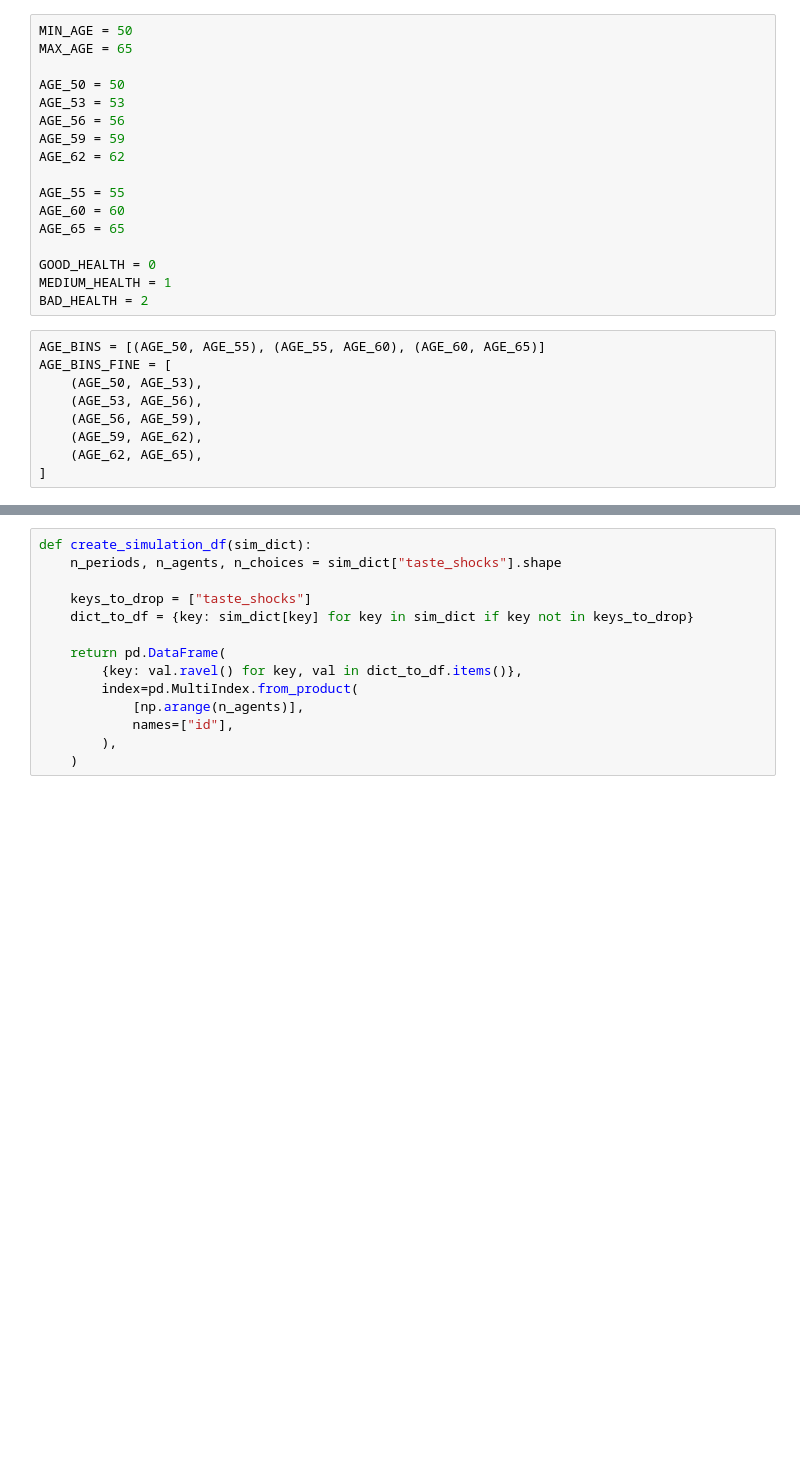
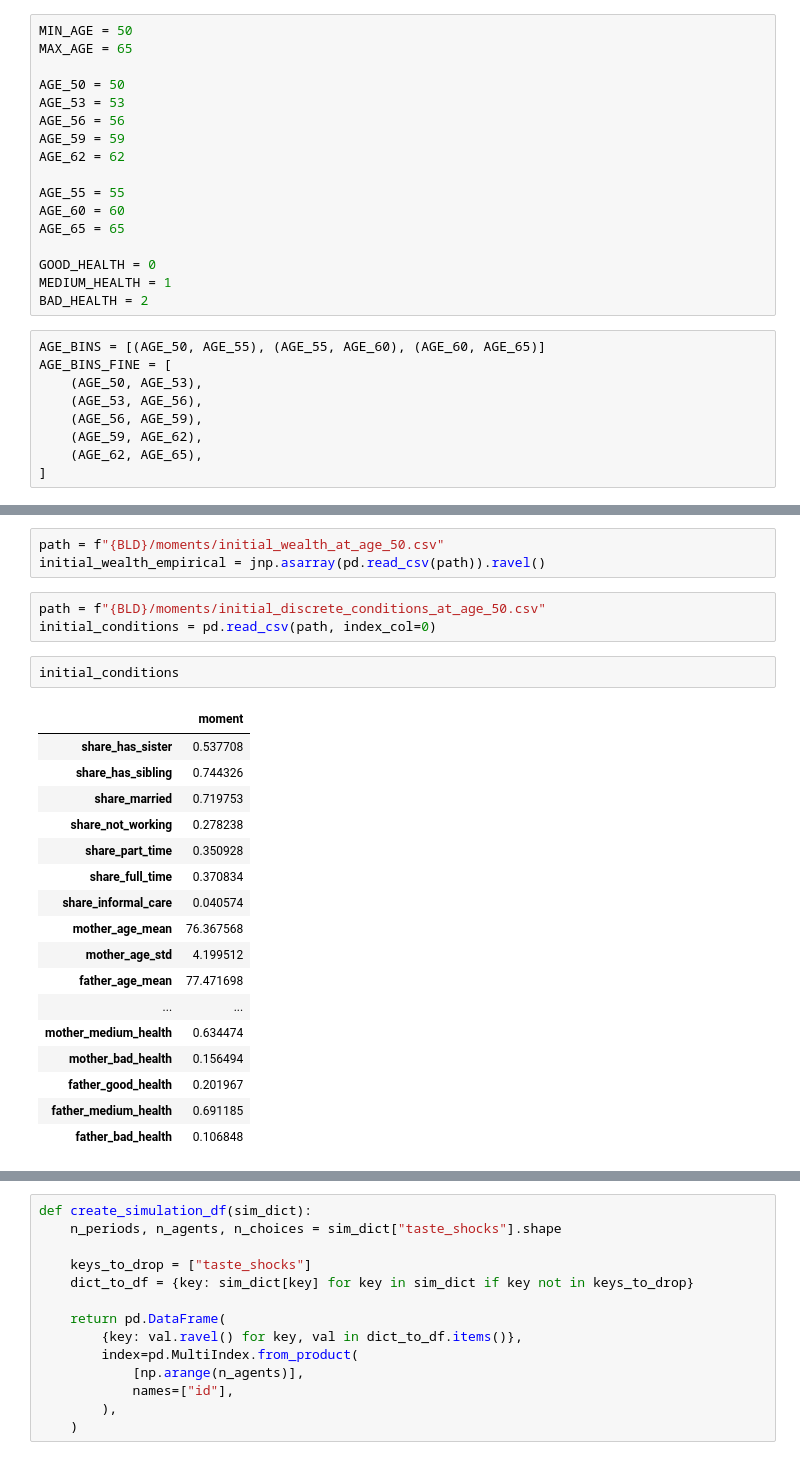
Before and after one commit to segsell/elder_care, a Jupyter notebook: src/elder_care/sandbox/simulate_moments.ipynb, the cells around one changed output, grey strips where cells are left out. Drawn from its saved outputs; the diff is of its cells as text; blank space fills up the shorter version.

```diff
--- a/src/elder_care/sandbox/simulate_moments.ipynb
+++ b/src/elder_care/sandbox/simulate_moments.ipynb
@@ -117,0 +153,26 @@ True
+# %%
+path = f"{BLD}/moments/initial_wealth_at_age_50.csv"
+initial_wealth_empirical = jnp.asarray(pd.read_csv(path)).ravel()
+# %%
+path = f"{BLD}/moments/initial_discrete_conditions_at_age_50.csv"
+initial_conditions = pd.read_csv(path, index_col=0)
+# %%
+initial_conditions
+# %% [output]
+|  | moment |
+| share_has_sister | 0.537708 |
+| share_has_sibling | 0.744326 |
+| share_married | 0.719753 |
+| share_not_working | 0.278238 |
+| share_part_time | 0.350928 |
+| share_full_time | 0.370834 |
+| share_informal_care | 0.040574 |
+| mother_age_mean | 76.367568 |
+| mother_age_std | 4.199512 |
+| father_age_mean | 77.471698 |
+| ... | ... |
+| mother_medium_health | 0.634474 |
+| mother_bad_health | 0.156494 |
+| father_good_health | 0.201967 |
+| father_medium_health | 0.691185 |
+| father_bad_health | 0.106848 |
```
Also changed, not shown: parts of 43 cells of this notebook, 2 other files.
